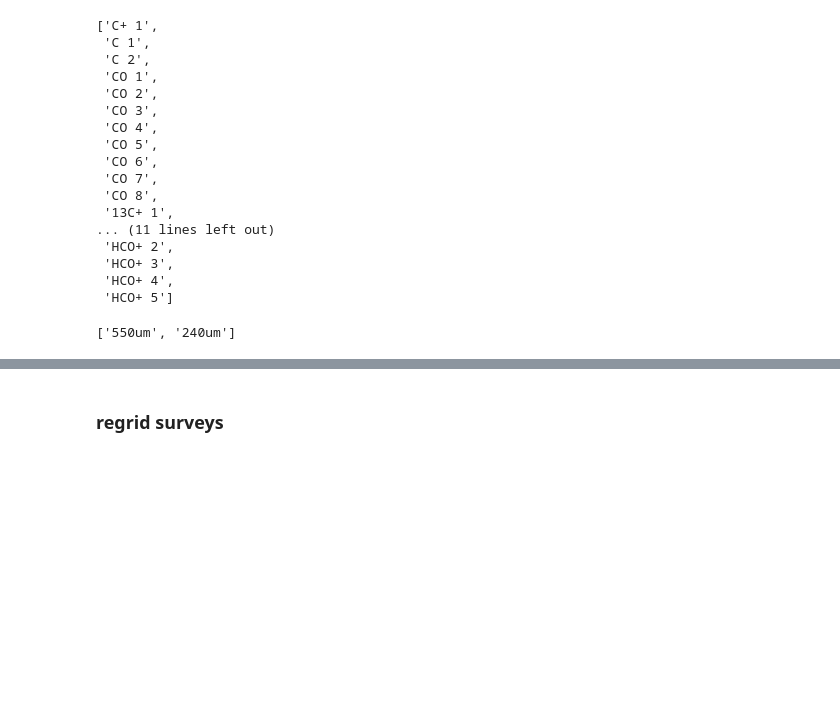
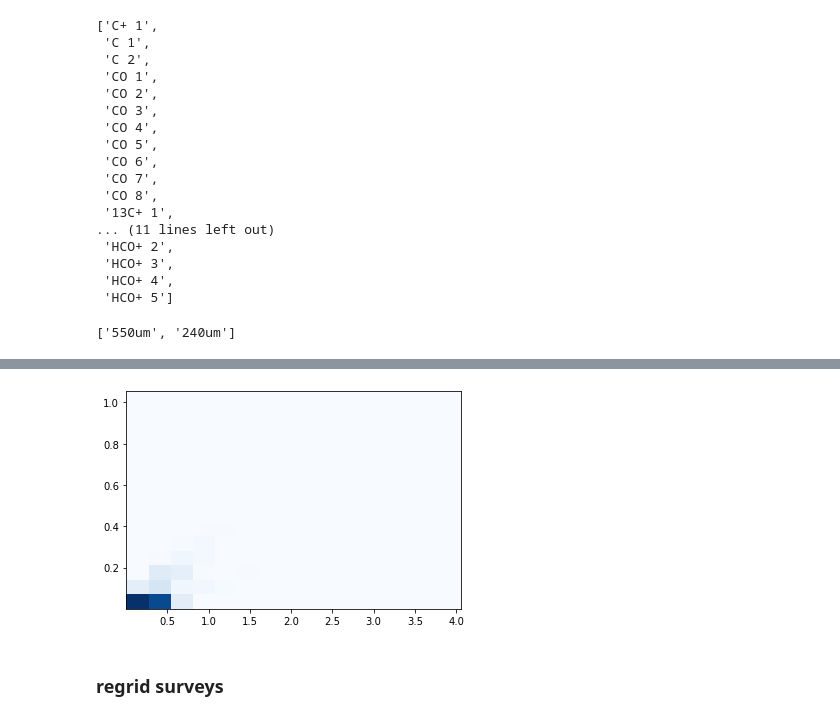
Before and after one commit to CraigYanitski/kosmatau3d, a Jupyter notebook: notebooks/model selection/model_comparison.ipynb, the cells around one changed output, grey strips where cells are left out. Saved outputs shown, nothing was run; the diff lists cells and outputs as text; code cells hidden in the pictures; blank space fills up the shorter version.

```diff
--- a/notebooks/model selection/model_comparison.ipynb
+++ b/notebooks/model selection/model_comparison.ipynb
@@ -325,3 +287,12 @@ plt.violinplot([np.log10(data[~i_nan]).flatten()], widths=1, showextrema=False)
+# %%
+xval = model.get_species_intensity(transition='CO 1', include_dust=False)[:, 4, :]
+yval = model.get_species_intensity(transition='13CO 1', include_dust=False)[:, 4, :]
+i_nan = xval == 0
+cm = plt.hist2d(xval[~i_nan], yval[~i_nan],
+                bins=15, cmap='Blues')
+# plt.colorbar(cm) ;
+# %% [output]
+[figure, added]
 # %% [markdown]
 ### regrid surveys
 # %%
```
Also changed, not shown: parts of 30 cells of this notebook, 3 other files.
